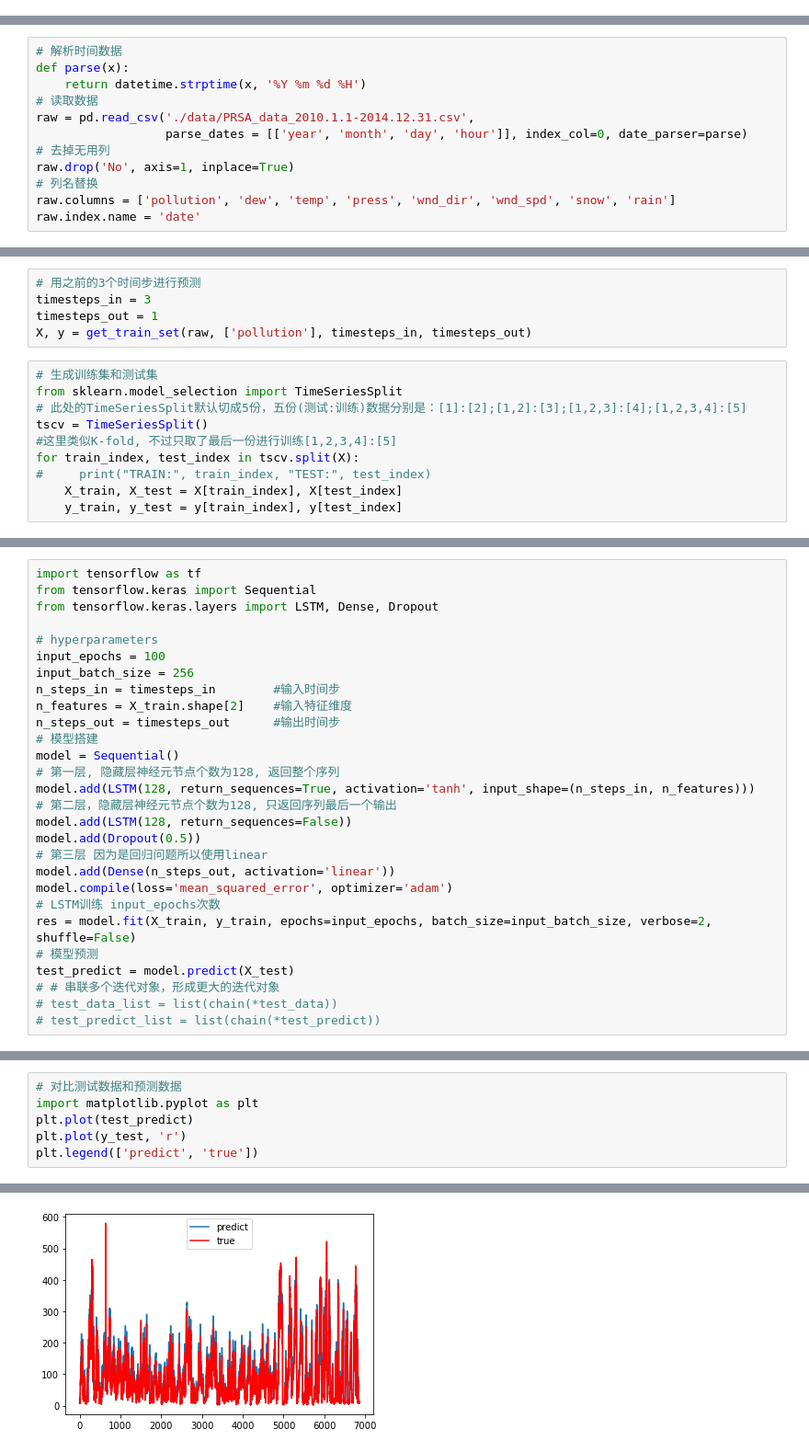
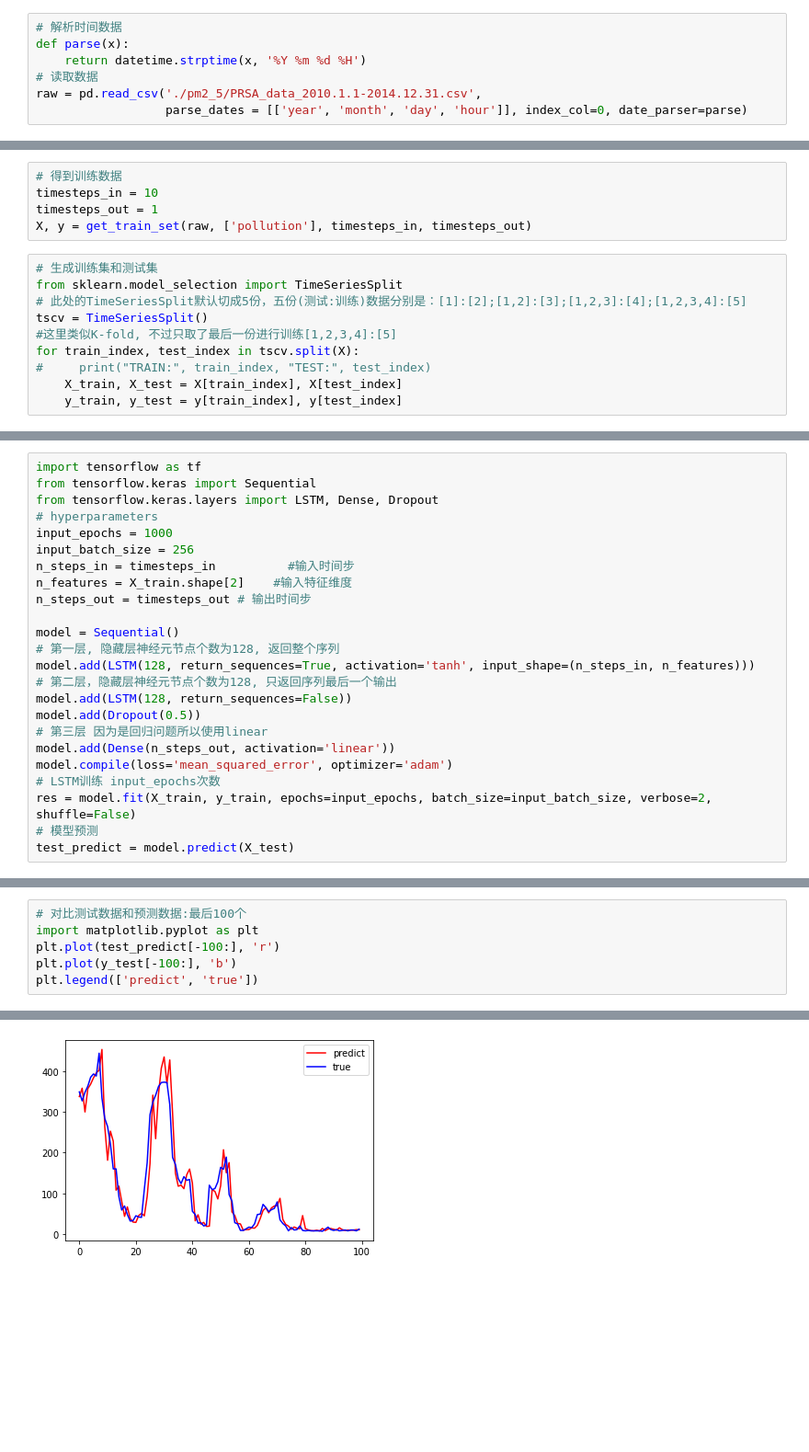
Before and after one commit to luoyh15/Bussiness-Intelligence-learning, a Jupyter notebook: week9/submission_week9.ipynb, the cells around one changed output, grey strips where cells are left out. Shown at 92% size. Cells and saved outputs as stored; diff of their text form; blank space fills up the shorter version.

```diff
--- a/week9/submission_week9.ipynb
+++ b/week9/submission_week9.ipynb
@@ -9,0 +16,7 @@ https://archive.ics.uci.edu/ml/datasets/Beijing%20PM2.5%20Data
+# %%
+# 解析时间数据
+def parse(x):
+	return datetime.strptime(x, '%Y %m %d %H')
+# 读取数据
+raw = pd.read_csv('./pm2_5/PRSA_data_2010.1.1-2014.12.31.csv',
+                  parse_dates = [['year', 'month', 'day', 'hour']], index_col=0, date_parser=parse)
@@ -61,12 +85,0 @@ from datetime import datetime
-# %%
-# 解析时间数据
-def parse(x):
-	return datetime.strptime(x, '%Y %m %d %H')
-# 读取数据
-raw = pd.read_csv('./data/PRSA_data_2010.1.1-2014.12.31.csv',
-                  parse_dates = [['year', 'month', 'day', 'hour']], index_col=0, date_parser=parse)
-# 去掉无用列
-raw.drop('No', axis=1, inplace=True)
-# 列名替换
-raw.columns = ['pollution', 'dew', 'temp', 'press', 'wnd_dir', 'wnd_spd', 'snow', 'rain']
-raw.index.name = 'date'
@@ -117,8 +121,8 @@ def get_train_set(data_set, out_columns, timesteps_in, timesteps_out=1):
     train_x = train_x.reshape((train_x.shape[0], timesteps_in, -1))
     return train_x, train_y
 # %%
-# 用之前的3个时间步进行预测
-timesteps_in = 3
+# 得到训练数据
+timesteps_in = 10
 timesteps_out = 1
 X, y = get_train_set(raw, ['pollution'], timesteps_in, timesteps_out)
 # %%
@@ -137,14 +139,13 @@ for train_index, test_index in tscv.split(X):
 import tensorflow as tf
 from tensorflow.keras import Sequential
 from tensorflow.keras.layers import LSTM, Dense, Dropout
+# hyperparameters
+input_epochs = 1000
+input_batch_size = 256
+n_steps_in = timesteps_in          #输入时间步
+n_features = X_train.shape[2]    #输入特征维度
+n_steps_out = timesteps_out # 输出时间步
 
-# hyperparameters
-input_epochs = 100
-input_batch_size = 256
-n_steps_in = timesteps_in        #输入时间步
-n_features = X_train.shape[2]    #输入特征维度
-n_steps_out = timesteps_out      #输出时间步
-# 模型搭建
 model = Sequential()
 # 第一层, 隐藏层神经元节点个数为128, 返回整个序列
 model.add(LSTM(128, return_sequences=True, activation='tanh', input_shape=(n_steps_in, n_features)))
@@ -158,7 +159,4 @@ model.compile(loss='mean_squared_error', optimizer='adam')
 res = model.fit(X_train, y_train, epochs=input_epochs, batch_size=input_batch_size, verbose=2, shuffle=False)
 # 模型预测
 test_predict = model.predict(X_test)
-# # 串联多个迭代对象，形成更大的迭代对象
-# test_data_list = list(chain(*test_data))
-# test_predict_list = list(chain(*test_predict))
 # %% [output]
@@ -182,9 +180,9 @@ Epoch 100/100
 # %%
-# 对比测试数据和预测数据
+# 对比测试数据和预测数据:最后100个
 import matplotlib.pyplot as plt
-plt.plot(test_predict)
-plt.plot(y_test, 'r')
+plt.plot(test_predict[-100:], 'r')
+plt.plot(y_test[-100:], 'b')
 plt.legend(['predict', 'true'])
 # %% [output]
 <matplotlib.legend.Legend at 0x...>
-[figure, old version]
+[figure, new version]
```
Also changed, not shown: parts of 10 cells of this notebook.
